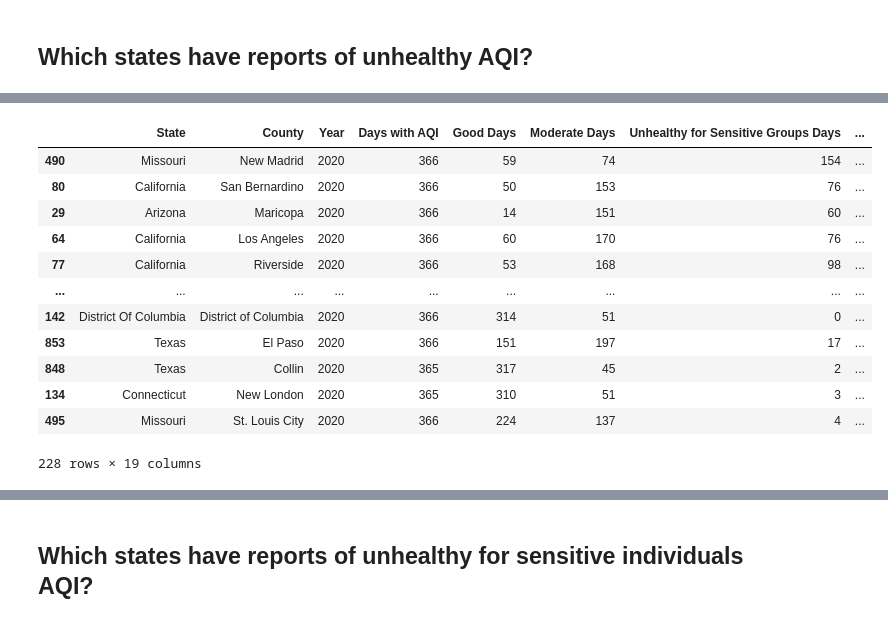
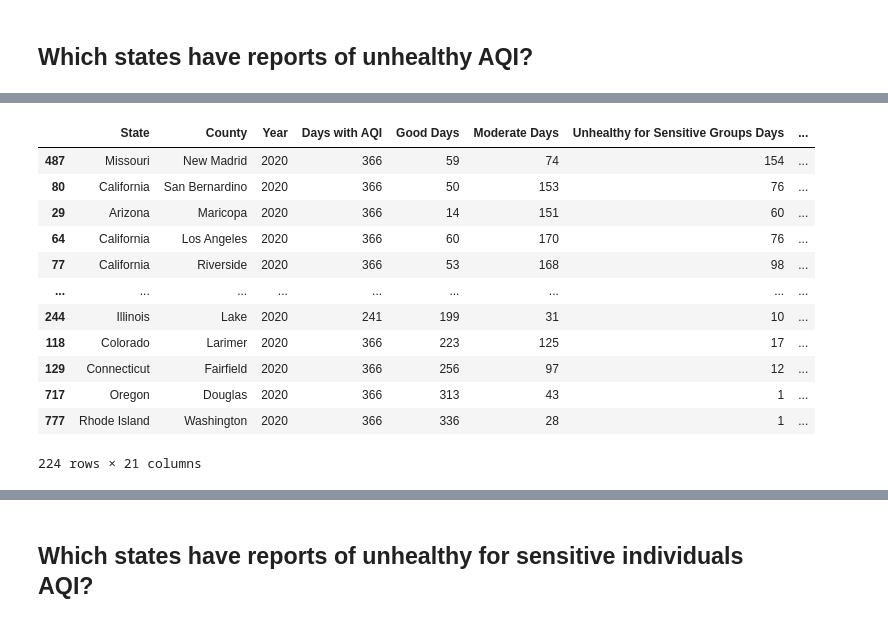
Before and after one commit to mjlaw/FIT_capstone, a Jupyter notebook: Jupyter_notebooks/AQI studies.ipynb, the cells around one changed output, grey strips where cells are left out. Saved outputs shown, nothing was run; the diff lists cells and outputs as text; code cells hidden in the pictures.

```diff
--- a/Jupyter_notebooks/AQI studies.ipynb
+++ b/Jupyter_notebooks/AQI studies.ipynb
@@ -171,0 +405,8 @@ AQI0Cleaned[AQI0Cleaned['Hazardous Days'] > 0].sort_values('Hazardous Days', asc
+# %%
+#remove District Of Columbia, Guam, Puerto Rico, Virgin Islands, Mexico, and Canada
+sitesSubsetCleaned = sitesSubsetNonMissing[(sitesSubsetNonMissing['State Name'] != 'District Of Columbia')
+                & (sitesSubsetNonMissing['State Name'] != 'Guam')
+                & (sitesSubsetNonMissing['State Name'] != 'Puerto Rico')
+                & (sitesSubsetNonMissing['State Name'] != 'Virgin Islands')
+                & (sitesSubsetNonMissing['State Name'] != 'Country Of Mexico')
+                & (sitesSubsetNonMissing['State Name'] != 'Canada')]
@@ -171,0 +417,4 @@ AQI0Cleaned[AQI0Cleaned['Hazardous Days'] > 0].sort_values('Hazardous Days', asc
+# %%
+#remove multiple rows for State/County having slightly different lat/longs, keeping the first
+sitesSubsetNonDuplicate = sitesSubsetCleaned.drop_duplicates(subset=['State Name', 'County Name'], keep = 'first')
+sitesSubsetNonDuplicate.head()
@@ -171,0 +432,3 @@ AQI0Cleaned[AQI0Cleaned['Hazardous Days'] > 0].sort_values('Hazardous Days', asc
+# %%
+#rename columns for ease of merging
+sitesSubsetNonDuplicate = sitesSubsetNonDuplicate.rename(columns={'State Name' : 'State', 'County Name' : 'County'})
@@ -186,0 +526,4 @@ AQI1Cleaned[AQI1Cleaned['Hazardous Days'] > 0].sort_values('Hazardous Days', asc
+# %%
+#merge AQI2 dataset with sitesSubsetNonDuplicate
+AQI2WithLatLong = pd.merge(AQI2Cleaned, sitesSubsetNonDuplicate, how='left', on=['State', 'County'])
+AQI2WithLatLong
@@ -297,17 +776,18 @@ AQI1Cleaned[AQI1Cleaned['Unhealthy Days'] > 0].sort_values('Unhealthy Days', asc
 # %%
 #2020
-AQI2Cleaned[AQI2Cleaned['Unhealthy Days'] > 0].sort_values('Unhealthy Days', ascending = False)
+AQI2Unhealthy = AQI2WithLatLong[AQI2WithLatLong['Unhealthy Days'] > 0].sort_values('Unhealthy Days', ascending = False)
+AQI2Unhealthy
 # %% [output]
 |  | State | County | Year | Days with AQI | Good Days | Moderate Days | Unhealthy for Sensitive Groups Days | ... |
-| 490 | Missouri | New Madrid | 2020 | 366 | 59 | 74 | 154 | ... |
+| 487 | Missouri | New Madrid | 2020 | 366 | 59 | 74 | 154 | ... |
 | 80 | California | San Bernardino | 2020 | 366 | 50 | 153 | 76 | ... |
 | 29 | Arizona | Maricopa | 2020 | 366 | 14 | 151 | 60 | ... |
 | 64 | California | Los Angeles | 2020 | 366 | 60 | 170 | 76 | ... |
 | 77 | California | Riverside | 2020 | 366 | 53 | 168 | 98 | ... |
 | ... | ... | ... | ... | ... | ... | ... | ... | ... |
-| 142 | District Of Columbia | District of Columbia | 2020 | 366 | 314 | 51 | 0 | ... |
-| 853 | Texas | El Paso | 2020 | 366 | 151 | 197 | 17 | ... |
-| 848 | Texas | Collin | 2020 | 365 | 317 | 45 | 2 | ... |
-| 134 | Connecticut | New London | 2020 | 365 | 310 | 51 | 3 | ... |
-| 495 | Missouri | St. Louis City | 2020 | 366 | 224 | 137 | 4 | ... |
+| 244 | Illinois | Lake | 2020 | 241 | 199 | 31 | 10 | ... |
+| 118 | Colorado | Larimer | 2020 | 366 | 223 | 125 | 17 | ... |
+| 129 | Connecticut | Fairfield | 2020 | 366 | 256 | 97 | 12 | ... |
+| 717 | Oregon | Douglas | 2020 | 366 | 313 | 43 | 1 | ... |
+| 777 | Rhode Island | Washington | 2020 | 366 | 336 | 28 | 1 | ... |
-228 rows × 19 columns
+224 rows × 21 columns
```
Also changed, not shown: parts of 104 cells of this notebook.
